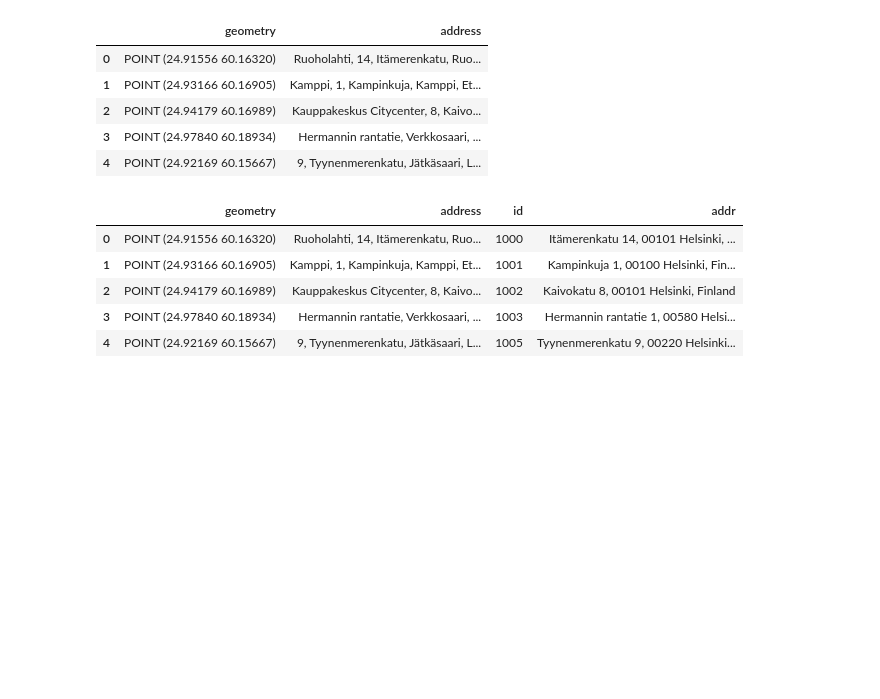
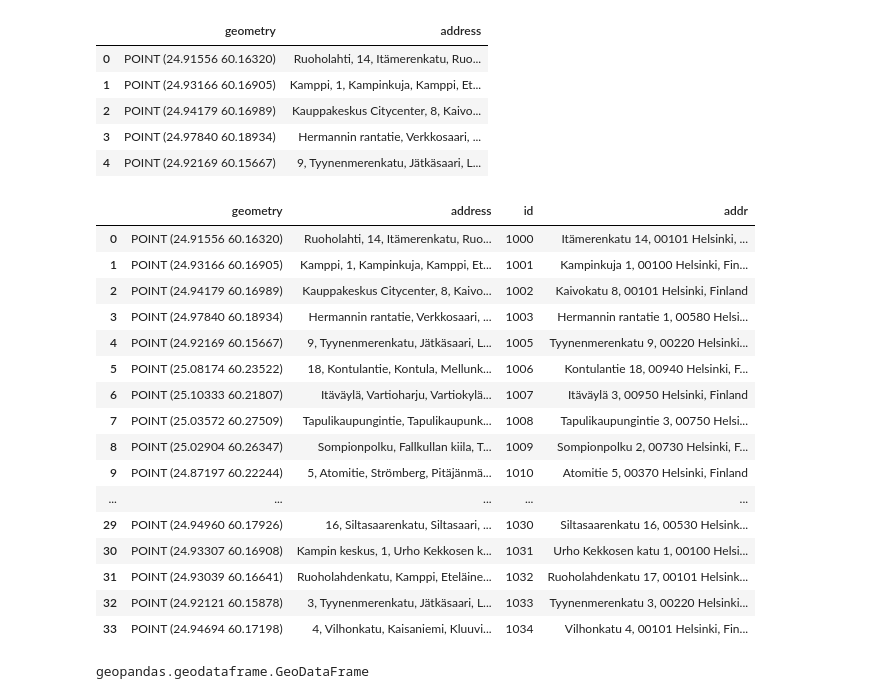
Before and after one commit to Gouwe-Gozer/AutoGIS, a Jupyter notebook: docs/lesson-3-geocoding.ipynb, the cells around one changed output. Cells and saved outputs as stored; diff of their text form; code cells hidden in the pictures; blank space fills up the shorter version.

```diff
--- a/docs/lesson-3-geocoding.ipynb
+++ b/docs/lesson-3-geocoding.ipynb
@@ -36,11 +36,26 @@ geocoded_addresses.head()
 | 4 | POINT (24.92169 60.15667) | 9, Tyynenmerenkatu, Jätkäsaari, L... |
 # %%
 geocoded_addresses_with_id = geocoded_addresses.join(addresses)
-geocoded_addresses_with_id.head()
+geocoded_addresses_with_id
 # %% [output]
 |  | geometry | address | id | addr |
 | 0 | POINT (24.91556 60.16320) | Ruoholahti, 14, Itämerenkatu, Ruo... | 1000 | Itämerenkatu 14, 00101 Helsinki, ... |
 | 1 | POINT (24.93166 60.16905) | Kamppi, 1, Kampinkuja, Kamppi, Et... | 1001 | Kampinkuja 1, 00100 Helsinki, Fin... |
 | 2 | POINT (24.94179 60.16989) | Kauppakeskus Citycenter, 8, Kaivo... | 1002 | Kaivokatu 8, 00101 Helsinki, Finland |
 | 3 | POINT (24.97840 60.18934) | Hermannin rantatie, Verkkosaari, ... | 1003 | Hermannin rantatie 1, 00580 Helsi... |
 | 4 | POINT (24.92169 60.15667) | 9, Tyynenmerenkatu, Jätkäsaari, L... | 1005 | Tyynenmerenkatu 9, 00220 Helsinki... |
+| 5 | POINT (25.08174 60.23522) | 18, Kontulantie, Kontula, Mellunk... | 1006 | Kontulantie 18, 00940 Helsinki, F... |
+| 6 | POINT (25.10333 60.21807) | Itäväylä, Vartioharju, Vartiokylä... | 1007 | Itäväylä 3, 00950 Helsinki, Finland |
+| 7 | POINT (25.03572 60.27509) | Tapulikaupungintie, Tapulikaupunk... | 1008 | Tapulikaupungintie 3, 00750 Helsi... |
+| 8 | POINT (25.02904 60.26347) | Sompionpolku, Fallkullan kiila, T... | 1009 | Sompionpolku 2, 00730 Helsinki, F... |
+| 9 | POINT (24.87197 60.22244) | 5, Atomitie, Strömberg, Pitäjänmä... | 1010 | Atomitie 5, 00370 Helsinki, Finland |
+| ... | ... | ... | ... | ... |
+| 29 | POINT (24.94960 60.17926) | 16, Siltasaarenkatu, Siltasaari, ... | 1030 | Siltasaarenkatu 16, 00530 Helsink... |
+| 30 | POINT (24.93307 60.16908) | Kampin keskus, 1, Urho Kekkosen k... | 1031 | Urho Kekkosen katu 1, 00100 Helsi... |
+| 31 | POINT (24.93039 60.16641) | Ruoholahdenkatu, Kamppi, Eteläine... | 1032 | Ruoholahdenkatu 17, 00101 Helsink... |
+| 32 | POINT (24.92121 60.15878) | 3, Tyynenmerenkatu, Jätkäsaari, L... | 1033 | Tyynenmerenkatu 3, 00220 Helsinki... |
+| 33 | POINT (24.94694 60.17198) | 4, Vilhonkatu, Kaisaniemi, Kluuvi... | 1034 | Vilhonkatu 4, 00101 Helsinki, Fin... |
+# %%
+type(geocoded_addresses_with_id)
+# %% [output]
+geopandas.geodataframe.GeoDataFrame
```
Also changed, not shown: parts of 2 cells of this notebook, 5 other files.
